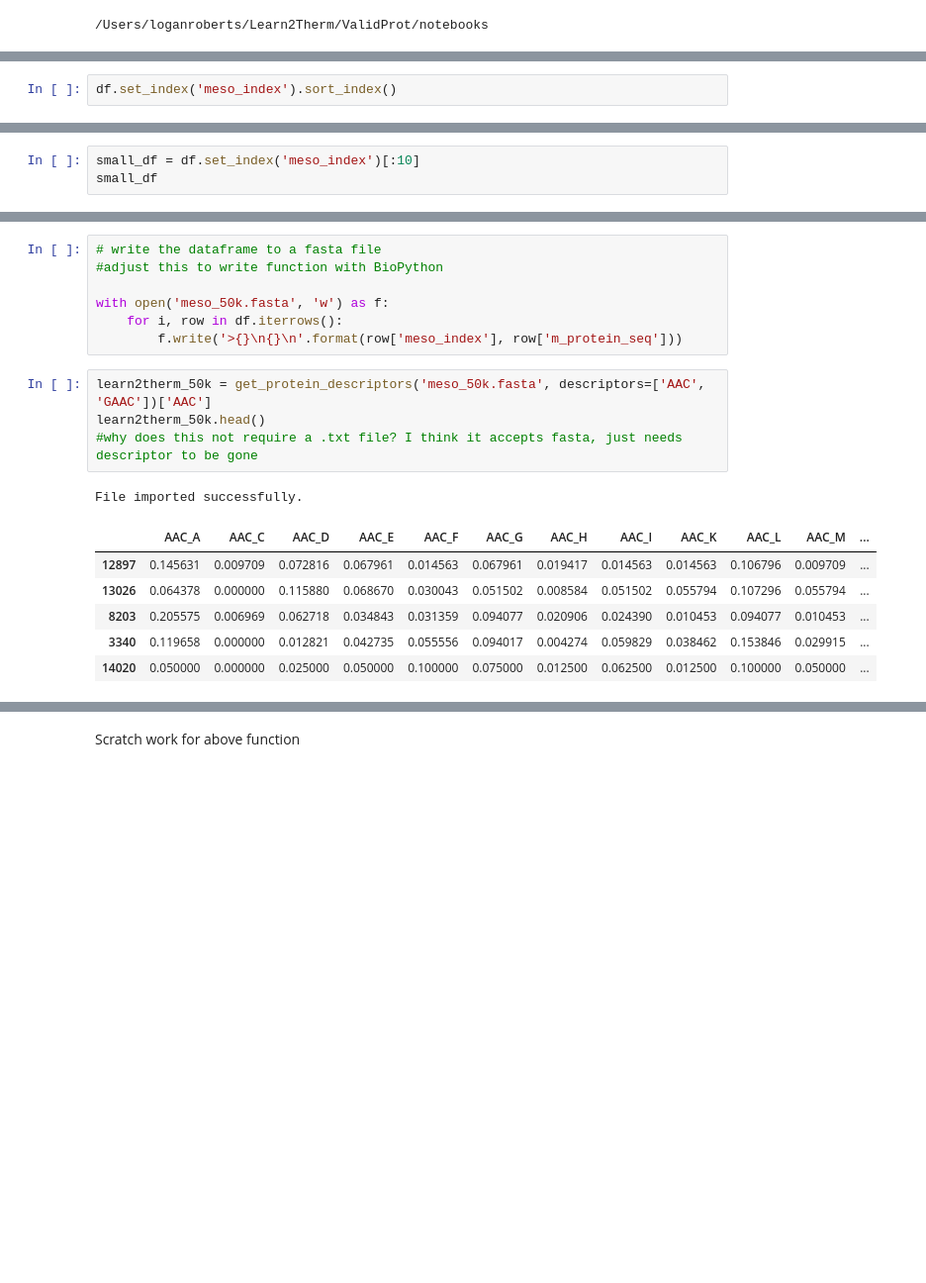
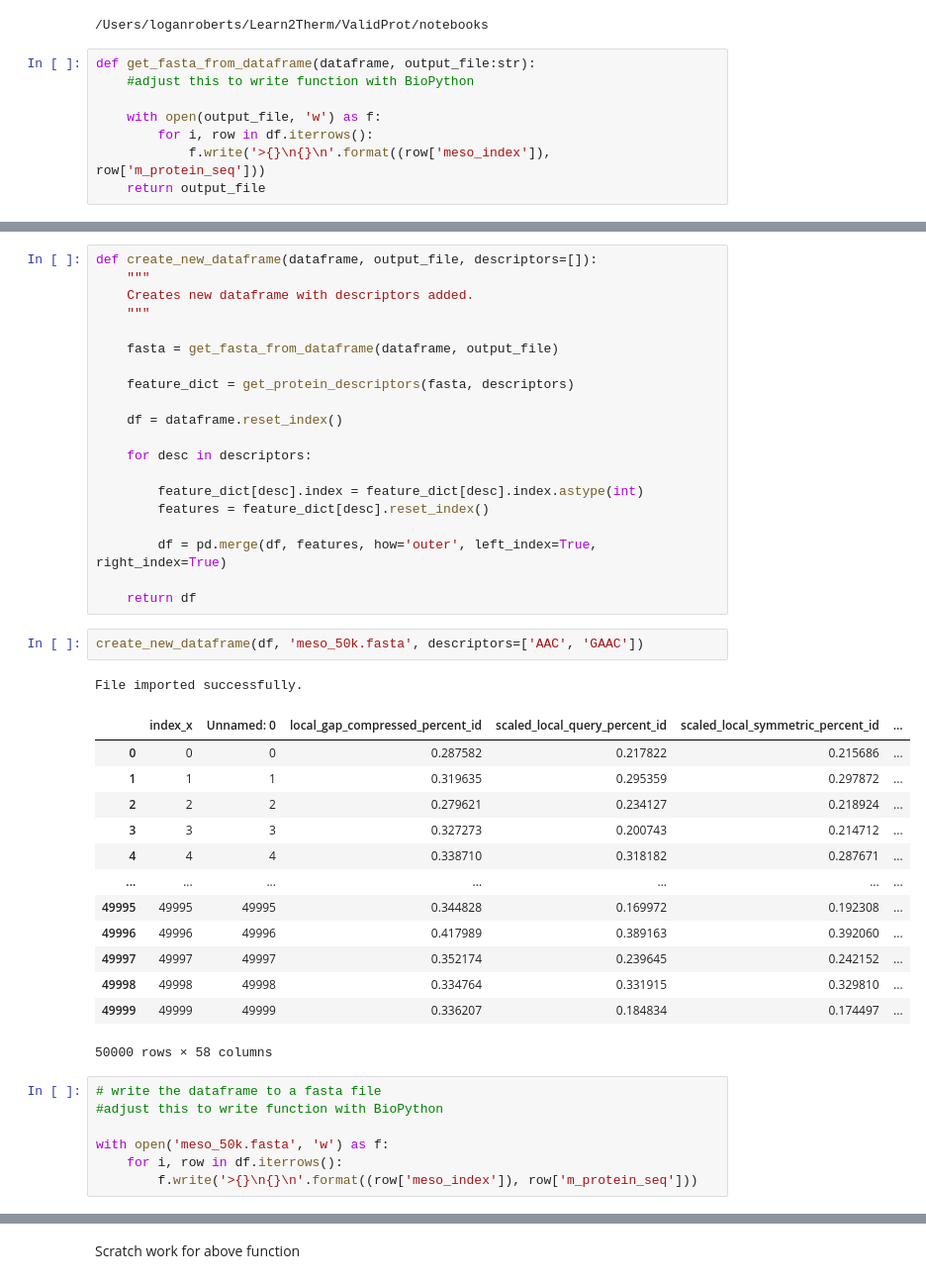
Before and after one commit to learn2therm/PairProphet, a Jupyter notebook: notebooks/iFeature_exploration.ipynb, the cells around one changed output, grey strips where cells are left out. Shown at 99% size. Drawn from its saved outputs; the diff is of its cells as text; blank space fills up the shorter version.

```diff
--- a/notebooks/iFeature_exploration.ipynb
+++ b/notebooks/iFeature_exploration.ipynb
@@ -26,3 +35,11 @@ df = pd.read_csv('learn2therm_sample_50k.csv')
 cd /Users/loganroberts/Learn2Therm/ValidProt/notebooks
 # %% [output]
 /Users/loganroberts/Learn2Therm/ValidProt/notebooks
+# %%
+def get_fasta_from_dataframe(dataframe, output_file:str):
+    #adjust this to write function with BioPython
+
+    with open(output_file, 'w') as f:
+        for i, row in df.iterrows():
+            f.write('>{}\n{}\n'.format((row['meso_index']), row['m_protein_seq']))
+    return output_file
@@ -151,2 +92,0 @@ Note: This requires input of the same AA's, which we dont have rn.
-# %%
-df.set_index('meso_index').sort_index()
@@ -204,3 +92,0 @@ df_seqs.head()
-# %%
-small_df = df.set_index('meso_index')[:10]
-small_df
@@ -265,19 +103,44 @@ Index([    742,    3340,    3582,    6370,    8203,    9289,   12897,   13026,
+# %%
+def create_new_dataframe(dataframe, output_file, descriptors=[]):
+    """
+    Creates new dataframe with descriptors added.
+    """
+
+    fasta = get_fasta_from_dataframe(dataframe, output_file)
+
+    feature_dict = get_protein_descriptors(fasta, descriptors)
+
+    df = dataframe.reset_index()
+
+    for desc in descriptors:
+
+        feature_dict[desc].index = feature_dict[desc].index.astype(int)
+        features = feature_dict[desc].reset_index()
+
+        df = pd.merge(df, features, how='outer', left_index=True, right_index=True)
+
+    return df
+# %%
+create_new_dataframe(df, 'meso_50k.fasta', descriptors=['AAC', 'GAAC'])
+# %% [output]
+File imported successfully.
+|  | index_x | Unnamed: 0 | local_gap_compressed_percent_id | scaled_local_query_percent_id | scaled_local_symmetric_percent_id | ... |
+| 0 | 0 | 0 | 0.287582 | 0.217822 | 0.215686 | ... |
+| 1 | 1 | 1 | 0.319635 | 0.295359 | 0.297872 | ... |
+| 2 | 2 | 2 | 0.279621 | 0.234127 | 0.218924 | ... |
+| 3 | 3 | 3 | 0.327273 | 0.200743 | 0.214712 | ... |
+| 4 | 4 | 4 | 0.338710 | 0.318182 | 0.287671 | ... |
+| ... | ... | ... | ... | ... | ... | ... |
+| 49995 | 49995 | 49995 | 0.344828 | 0.169972 | 0.192308 | ... |
+| 49996 | 49996 | 49996 | 0.417989 | 0.389163 | 0.392060 | ... |
+| 49997 | 49997 | 49997 | 0.352174 | 0.239645 | 0.242152 | ... |
+| 49998 | 49998 | 49998 | 0.334764 | 0.331915 | 0.329810 | ... |
+| 49999 | 49999 | 49999 | 0.336207 | 0.184834 | 0.174497 | ... |
+50000 rows × 58 columns
 # %%
 # write the dataframe to a fasta file
 #adjust this to write function with BioPython
 
 with open('meso_50k.fasta', 'w') as f:
     for i, row in df.iterrows():
-        f.write('>{}\n{}\n'.format(row['meso_index'], row['m_protein_seq']))
+        f.write('>{}\n{}\n'.format((row['meso_index']), row['m_protein_seq']))
-# %%
-learn2therm_50k = get_protein_descriptors('meso_50k.fasta', descriptors=['AAC', 'GAAC'])['AAC']
-learn2therm_50k.head()
-#why does this not require a .txt file? I think it accepts fasta, just needs descriptor to be gone
-# %% [output]
-File imported successfully.
-|  | AAC_A | AAC_C | AAC_D | AAC_E | AAC_F | AAC_G | AAC_H | AAC_I | AAC_K | AAC_L | AAC_M | ... |
-| 12897 | 0.145631 | 0.009709 | 0.072816 | 0.067961 | 0.014563 | 0.067961 | 0.019417 | 0.014563 | 0.014563 | 0.106796 | 0.009709 | ... |
-| 13026 | 0.064378 | 0.000000 | 0.115880 | 0.068670 | 0.030043 | 0.051502 | 0.008584 | 0.051502 | 0.055794 | 0.107296 | 0.055794 | ... |
-| 8203 | 0.205575 | 0.006969 | 0.062718 | 0.034843 | 0.031359 | 0.094077 | 0.020906 | 0.024390 | 0.010453 | 0.094077 | 0.010453 | ... |
-| 3340 | 0.119658 | 0.000000 | 0.012821 | 0.042735 | 0.055556 | 0.094017 | 0.004274 | 0.059829 | 0.038462 | 0.153846 | 0.029915 | ... |
-| 14020 | 0.050000 | 0.000000 | 0.025000 | 0.050000 | 0.100000 | 0.075000 | 0.012500 | 0.062500 | 0.012500 | 0.100000 | 0.050000 | ... |
```
Also changed, not shown: parts of 36 cells of this notebook.
